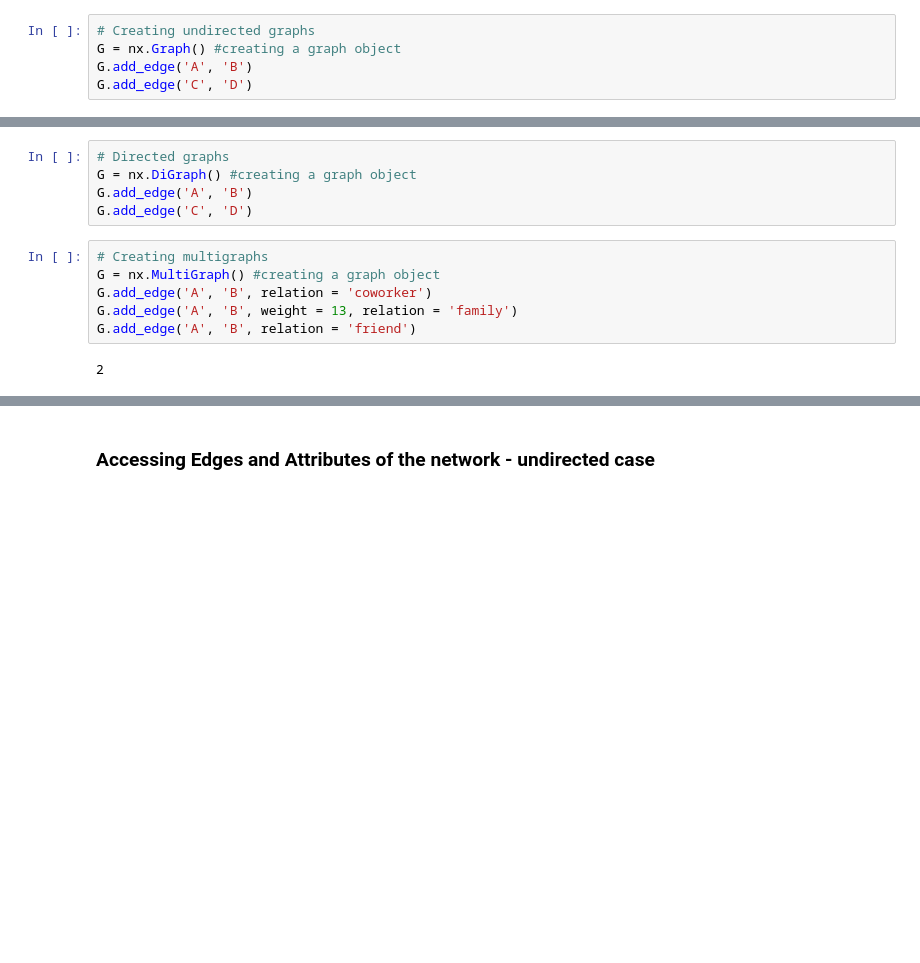
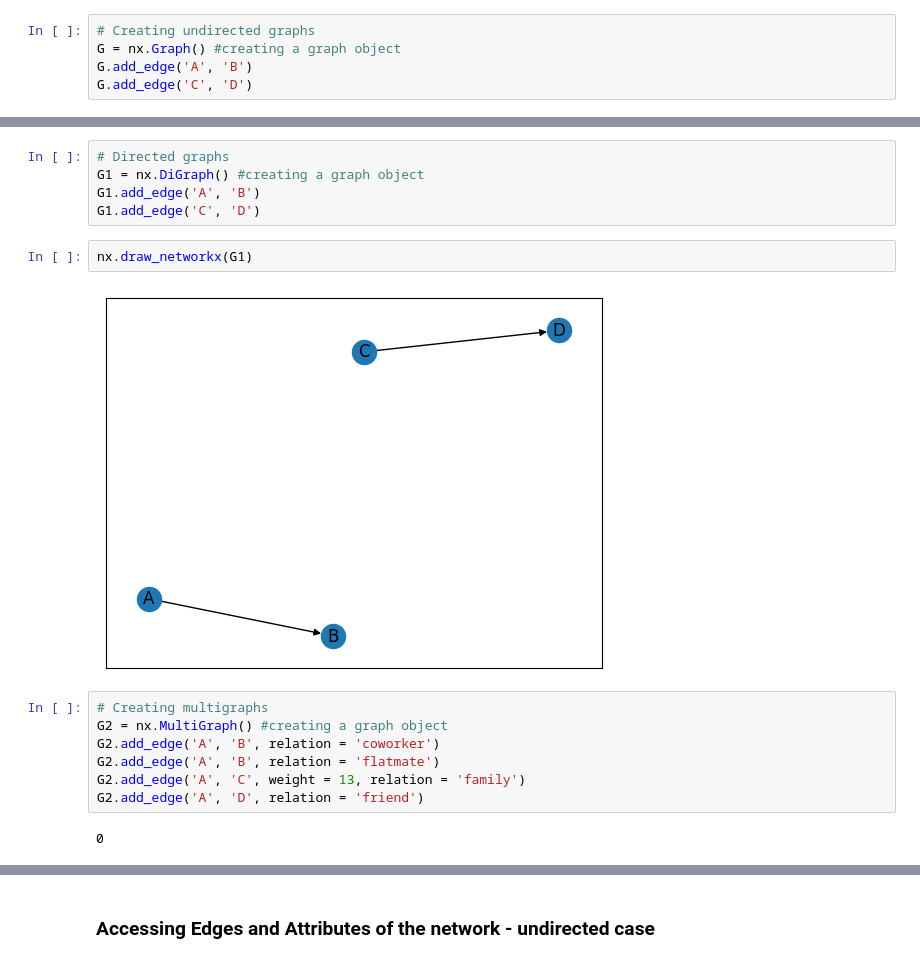
Before and after one commit to kenechiomeke/graph-networks, a Jupyter notebook: intro_social_networks.ipynb, the cells around one changed output, grey strips where cells are left out. Cells and saved outputs as stored; diff of their text form; blank space fills up the shorter version.

```diff
--- a/intro_social_networks.ipynb
+++ b/intro_social_networks.ipynb
@@ -70,13 +77,18 @@ G.add_edge('C', 'D')
 # %%
 # Directed graphs
-G = nx.DiGraph() #creating a graph object
-G.add_edge('A', 'B')
-G.add_edge('C', 'D')
+G1 = nx.DiGraph() #creating a graph object
+G1.add_edge('A', 'B')
+G1.add_edge('C', 'D')
+# %%
+nx.draw_networkx(G1)
+# %% [output]
+[figure, added]
 # %%
 # Creating multigraphs
-G = nx.MultiGraph() #creating a graph object
-G.add_edge('A', 'B', relation = 'coworker')
-G.add_edge('A', 'B', weight = 13, relation = 'family')
-G.add_edge('A', 'B', relation = 'friend')
+G2 = nx.MultiGraph() #creating a graph object
+G2.add_edge('A', 'B', relation = 'coworker')
+G2.add_edge('A', 'B', relation = 'flatmate')
+G2.add_edge('A', 'C', weight = 13, relation = 'family')
+G2.add_edge('A', 'D', relation = 'friend')
 # %% [output]
-2
+0
```
Also changed, not shown: parts of 44 cells of this notebook, 2 other files.
